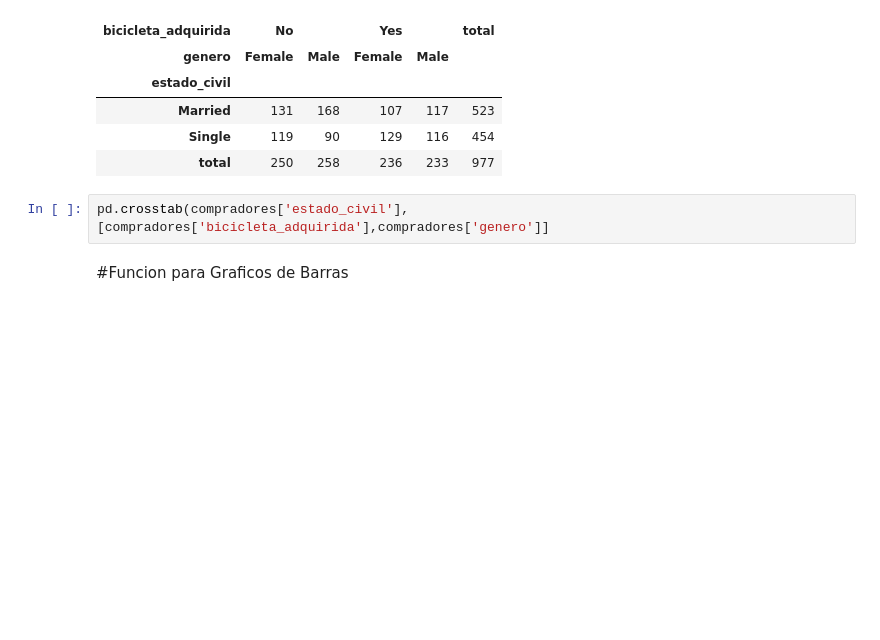
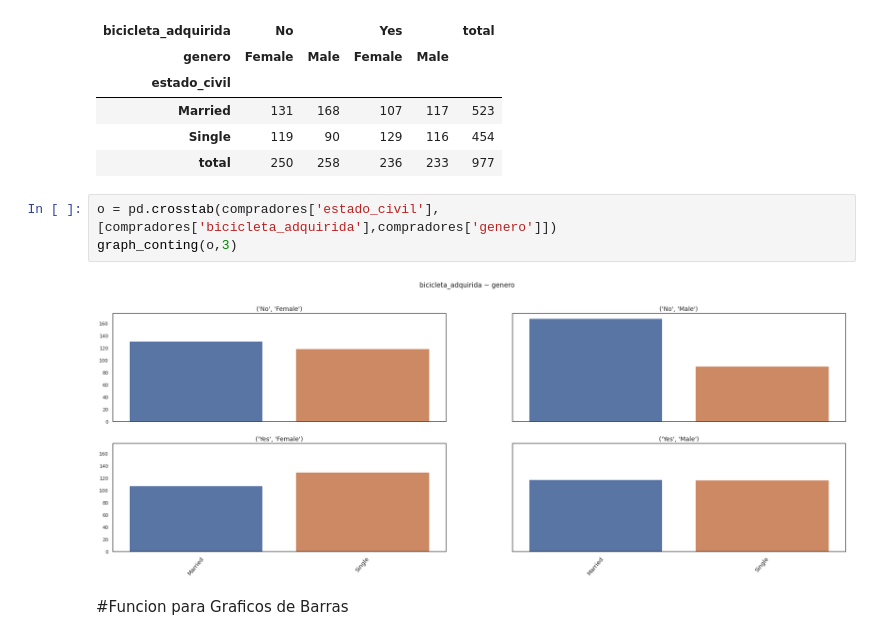
Before and after one commit to hvasquez28/g1-ds_santander-f2-team7-Phyton, a Jupyter notebook: Proyecto_Postwork1_2_3_4_5.ipynb, the cells around one changed output. Cells and saved outputs as stored; diff of their text form; blank space fills up the shorter version.

```diff
--- a/Proyecto_Postwork1_2_3_4_5.ipynb
+++ b/Proyecto_Postwork1_2_3_4_5.ipynb
@@ -1765,7 +1699,10 @@ pd.crosstab(compradores['estado_civil'],[compradores['bicicleta_adquirida'],comp
 | Single | 119 | 90 | 129 | 116 | 454 |
 | total | 250 | 258 | 236 | 233 | 977 |
 # %%
-pd.crosstab(compradores['estado_civil'],[compradores['bicicleta_adquirida'],compradores['genero']]
+o = pd.crosstab(compradores['estado_civil'],[compradores['bicicleta_adquirida'],compradores['genero']])
+graph_conting(o,3)
+# %% [output]
+[figure, added]
 # %% [markdown]
 #Funcion para Graficos de Barras
 # %%
```
Also changed, not shown: parts of 61 cells of this notebook.
